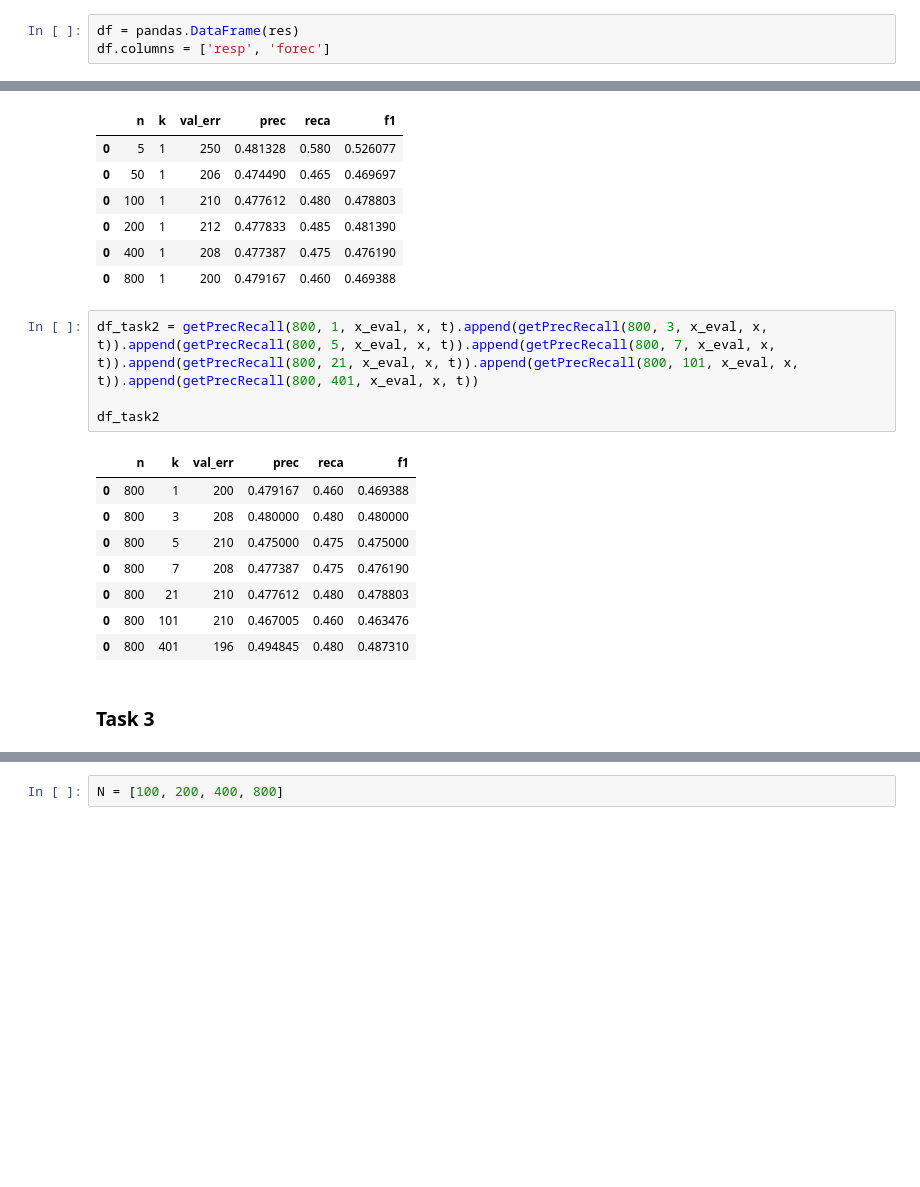
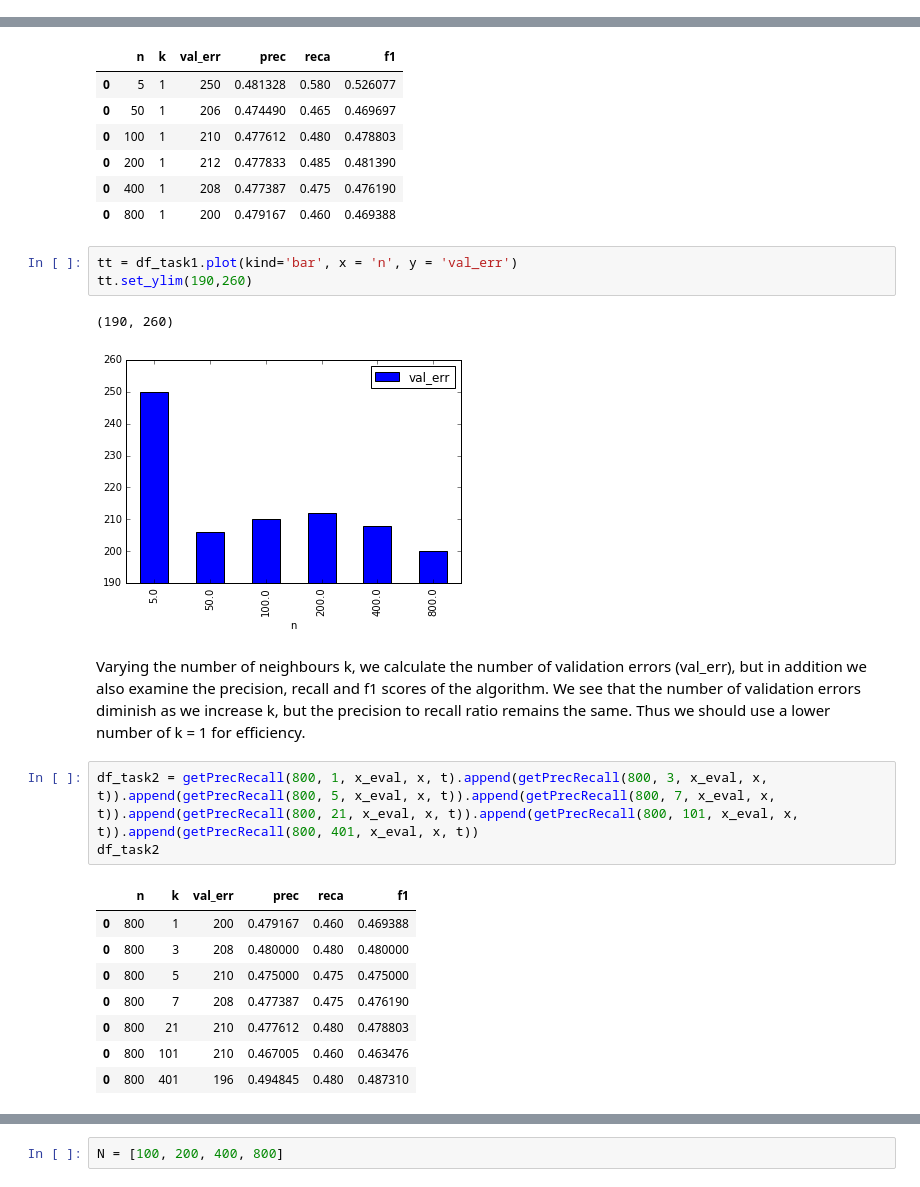
Before and after one commit to abadila/ece521_assignment, a Jupyter notebook: Assignment_1.ipynb, the cells around one changed output, grey strips where cells are left out. Cells and saved outputs as stored; diff of their text form; blank space fills up the shorter version.

```diff
--- a/Assignment_1.ipynb
+++ b/Assignment_1.ipynb
@@ -70,9 +50,6 @@ def getResid(n, k, x_val, tr, resp):
         ed_iter = getEucDistAll(im, tr[0:n], resp[0:n])
         arr_comp.append([resp[idx][0] , getVote(ed_iter[:,1], k ) > 0.49 ])
     return arr_comp
-# %%
-df = pandas.DataFrame(res)
-df.columns = ['resp', 'forec']
 # %%
 def getPrecRecall(n, k, x_val, tr, resp):
     res = getResid(n, k, x_val, tr, resp)
@@ -110,9 +81,16 @@ df_task1
 | 0 | 200 | 1 | 212 | 0.477833 | 0.485 | 0.481390 |
 | 0 | 400 | 1 | 208 | 0.477387 | 0.475 | 0.476190 |
 | 0 | 800 | 1 | 200 | 0.479167 | 0.460 | 0.469388 |
+# %%
+tt = df_task1.plot(kind='bar', x = 'n', y = 'val_err')
+tt.set_ylim(190,260)
+# %% [output]
+(190, 260)
+[figure, added]
+# %% [markdown]
+Varying the number of neighbours k, we calculate the number of validation errors (val_err), but in addition we also examine the precision, recall and f1 scores of the algorithm. We see that the number of validation errors diminish as we increase k, but the precision to recall ratio remains the same. Thus we should use a lower number of k = 1 for efficiency.
 # %%
 df_task2 = getPrecRecall(800, 1, x_eval, x, t).append(getPrecRecall(800, 3, x_eval, x, t)).append(getPrecRecall(800, 5, x_eval, x, t)).append(getPrecRecall(800, 7, x_eval, x, t)).append(getPrecRecall(800, 21, x_eval, x, t)).append(getPrecRecall(800, 101, x_eval, x, t)).append(getPrecRecall(800, 401, x_eval, x, t))
-
 df_task2
 # %% [output]
 |  | n | k | val_err | prec | reca | f1 |
@@ -123,5 +101,3 @@ df_task2
 | 0 | 800 | 21 | 210 | 0.477612 | 0.480 | 0.478803 |
 | 0 | 800 | 101 | 210 | 0.467005 | 0.460 | 0.463476 |
 | 0 | 800 | 401 | 196 | 0.494845 | 0.480 | 0.487310 |
-# %% [markdown]
-### Task 3
```
Also changed, not shown: parts of 39 cells of this notebook.
